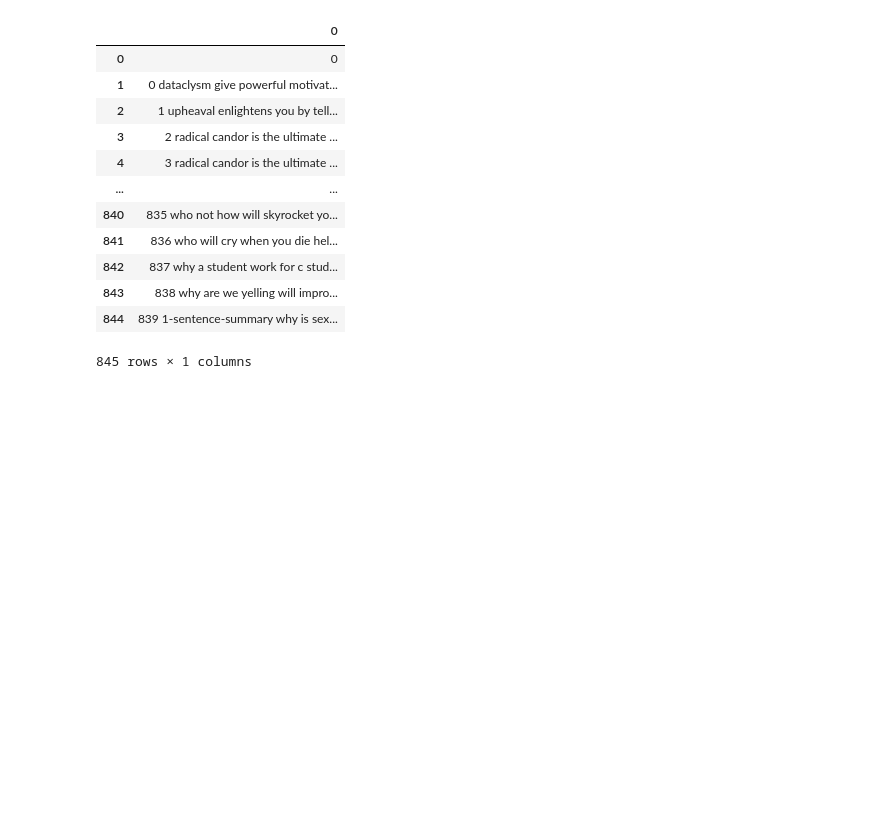
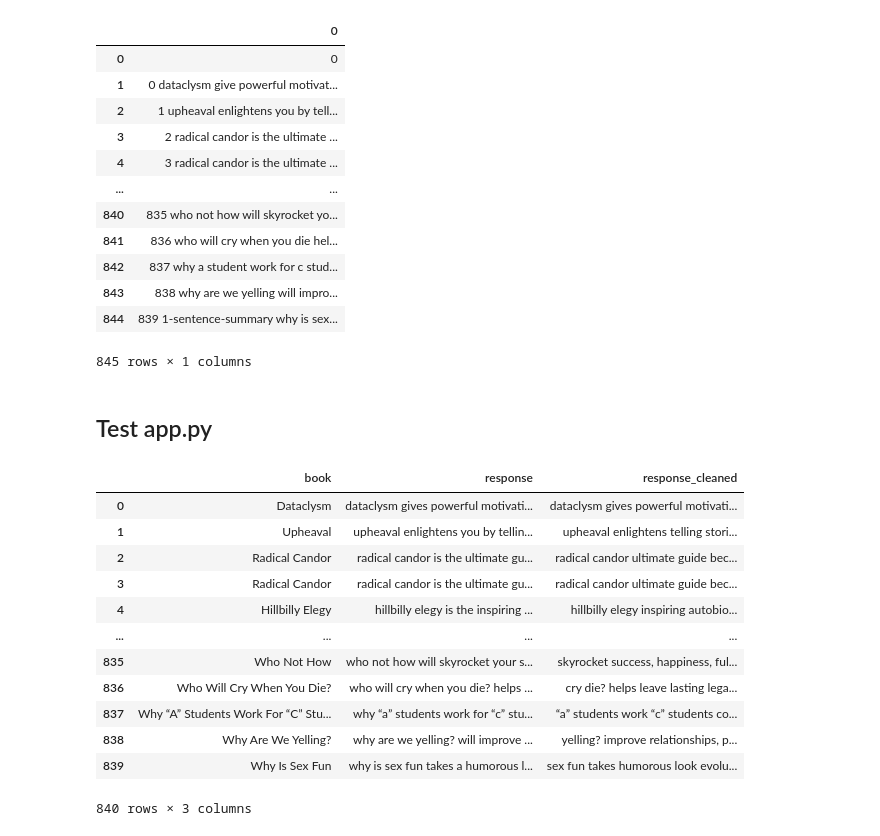
Before and after one commit to elaineye117/book_search_and_recommendation, a Jupyter notebook: 650data.ipynb, the cells around one changed output. Saved outputs shown, nothing was run; the diff lists cells and outputs as text; code cells hidden in the pictures; blank space fills up the shorter version.

```diff
--- a/650data.ipynb
+++ b/650data.ipynb
@@ -353,3 +369,5 @@ aces = [suit + '#' for suit in wiki_4]
 aces = pd.DataFrame(aces)
 # %%
 aces.to_csv('##.txt')
+# %% [markdown]
+## Test app.py
@@ -355,0 +386,28 @@ aces.to_csv('##.txt')
+# %%
+def clean_df(df, column):
+    df['response_cleaned'] = df[column].str.lower().replace('[^A-Za-z0-9]+', ' ')
+    stop = stopwords.words('english')
+
+    df2 = df.copy()
+
+    df2['response_cleaned'] = df2['response_cleaned'].astype(str)
+
+    df2['response_cleaned'] = df2['response_cleaned'].apply(lambda x: ' '.join([word for word in x.split() if word not in (stop)]))
+    return df2
+# %%
+df2 = clean_df(df, 'response')
+df2
+# %% [output]
+|  | book | response | response_cleaned |
+| 0 | Dataclysm | dataclysm gives powerful motivati... | dataclysm gives powerful motivati... |
+| 1 | Upheaval | upheaval enlightens you by tellin... | upheaval enlightens telling stori... |
+| 2 | Radical Candor | radical candor is the ultimate gu... | radical candor ultimate guide bec... |
+| 3 | Radical Candor | radical candor is the ultimate gu... | radical candor ultimate guide bec... |
+| 4 | Hillbilly Elegy | hillbilly elegy is the inspiring ... | hillbilly elegy inspiring autobio... |
+| ... | ... | ... | ... |
+| 835 | Who Not How | who not how will skyrocket your s... | skyrocket success, happiness, ful... |
+| 836 | Who Will Cry When You Die? | who will cry when you die? helps ... | cry die? helps leave lasting lega... |
+| 837 | Why “A” Students Work For “C” Stu... | why “a” students work for “c” stu... | “a” students work “c” students co... |
+| 838 | Why Are We Yelling? | why are we yelling? will improve ... | yelling? improve relationships, p... |
+| 839 | Why Is Sex Fun | why is sex fun takes a humorous l... | sex fun takes humorous look evolu... |
+840 rows × 3 columns
```
Also changed, not shown: parts of 13 cells of this notebook.
